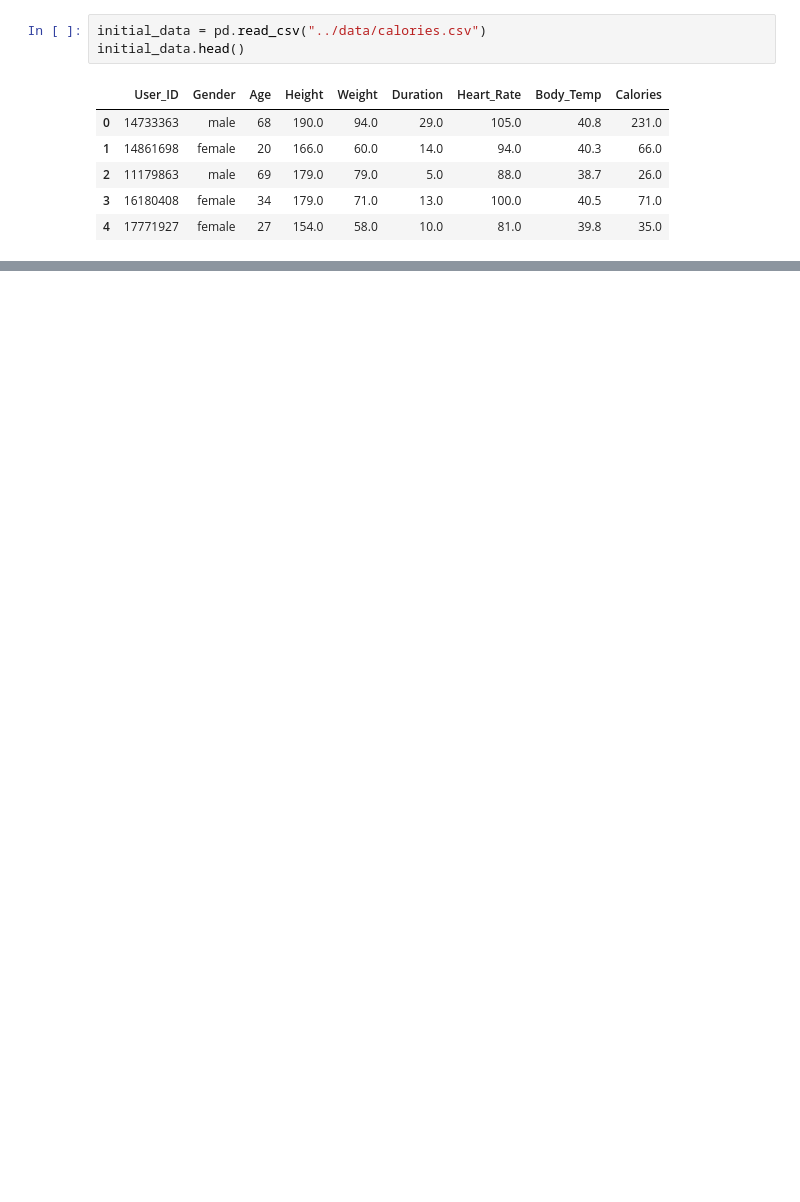
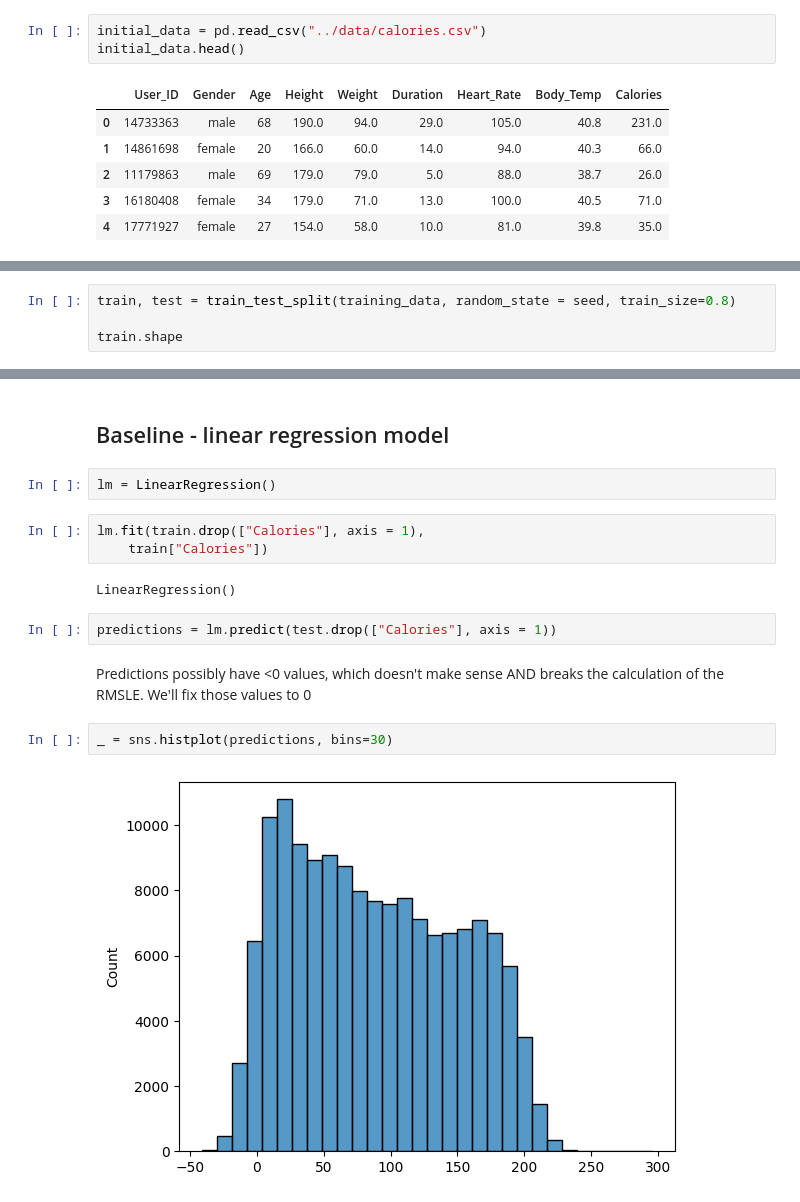
Before and after one commit to Mkranj/ML_calories_burned, a Jupyter notebook: scripts/initial_ml.ipynb, the cells around one changed output, grey strips where cells are left out. Cells and saved outputs as stored; diff of their text form; blank space fills up the shorter version.

```diff
--- a/scripts/initial_ml.ipynb
+++ b/scripts/initial_ml.ipynb
@@ -52,0 +63,4 @@ transform_init_data(initial_data).head()
+# %%
+train, test = train_test_split(training_data, random_state = seed, train_size=0.8)
+
+train.shape
@@ -52,0 +73,17 @@ transform_init_data(initial_data).head()
+# %% [markdown]
+## Baseline - linear regression model
+# %%
+lm = LinearRegression()
+# %%
+lm.fit(train.drop(["Calories"], axis = 1),
+    train["Calories"])
+# %% [output]
+LinearRegression()
+# %%
+predictions = lm.predict(test.drop(["Calories"], axis = 1))
+# %% [markdown]
+Predictions possibly have <0 values, which doesn't make sense AND breaks the calculation of the RMSLE. We'll fix those values to 0
+# %%
+_ = sns.histplot(predictions, bins=30)
+# %% [output]
+[figure, added]
```
Also changed, not shown: parts of 13 cells of this notebook, 1 other file.
